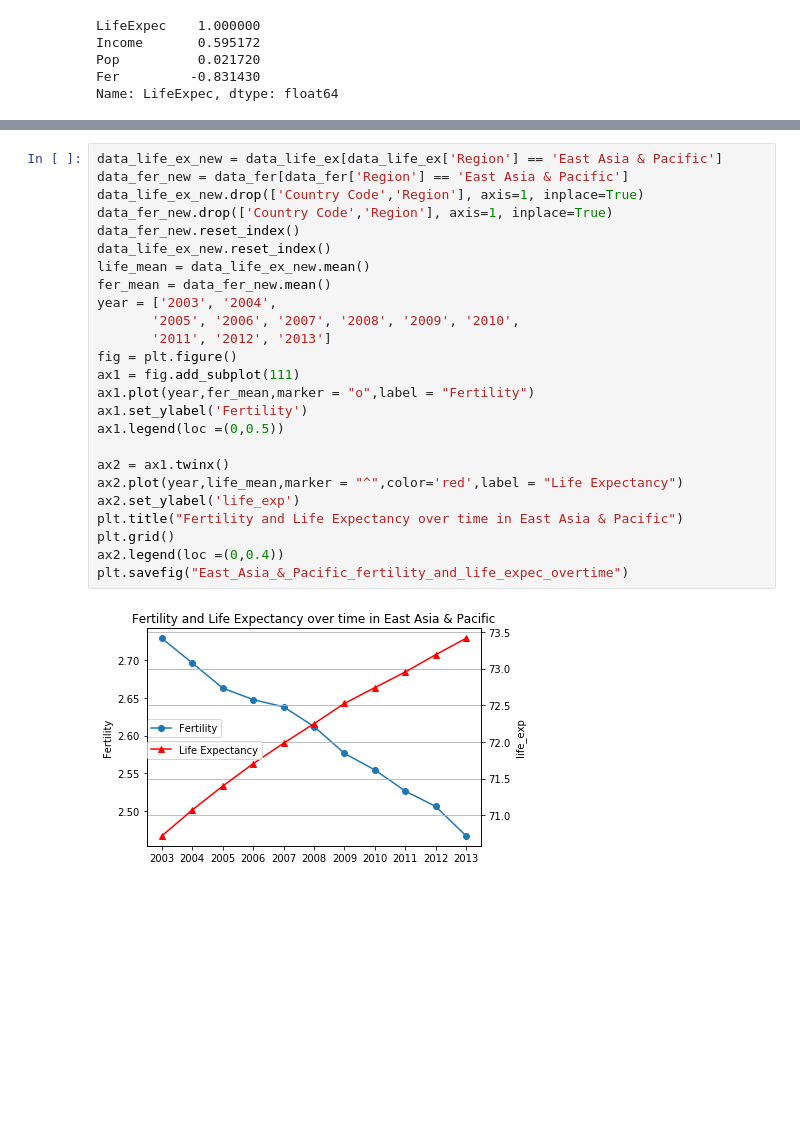
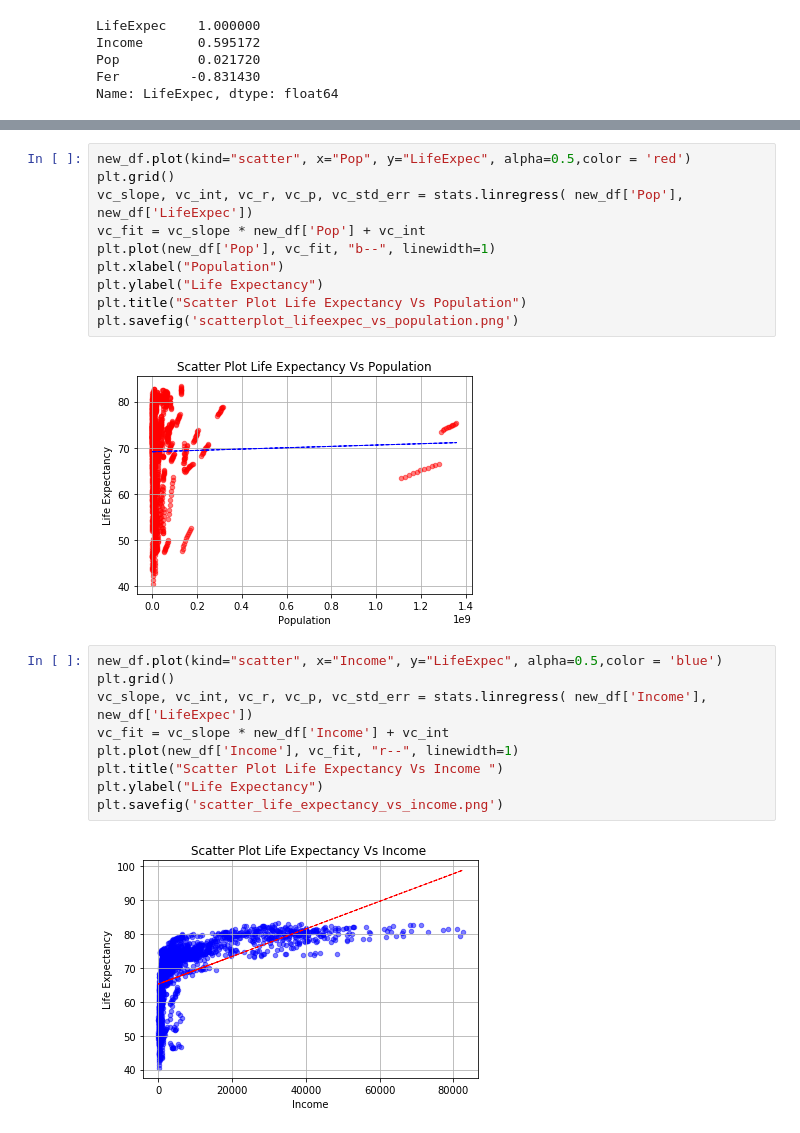
Before and after one commit to shilpiray/Project1, a Jupyter notebook: Project.ipynb, the cells around one changed output, grey strips where cells are left out. Cells and saved outputs as stored; diff of their text form; blank space fills up the shorter version.

```diff
--- a/Project.ipynb
+++ b/Project.ipynb
@@ -877,27 +458,23 @@ plt.savefig("East_Asia_&_Pacific_income_and_life_expec_overtime")
-# %%
-data_life_ex_new = data_life_ex[data_life_ex['Region'] == 'East Asia & Pacific']
-data_fer_new = data_fer[data_fer['Region'] == 'East Asia & Pacific']
-data_life_ex_new.drop(['Country Code','Region'], axis=1, inplace=True)
-data_fer_new.drop(['Country Code','Region'], axis=1, inplace=True)
-data_fer_new.reset_index()
-data_life_ex_new.reset_index()
-life_mean = data_life_ex_new.mean()
-fer_mean = data_fer_new.mean()
-year = ['2003', '2004',
-       '2005', '2006', '2007', '2008', '2009', '2010',
-       '2011', '2012', '2013']
-fig = plt.figure()
-ax1 = fig.add_subplot(111)
-ax1.plot(year,fer_mean,marker = "o",label = "Fertility")
-ax1.set_ylabel('Fertility')
-ax1.legend(loc =(0,0.5))
-
-ax2 = ax1.twinx()
-ax2.plot(year,life_mean,marker = "^",color='red',label = "Life Expectancy")
-ax2.set_ylabel('life_exp')
-plt.title("Fertility and Life Expectancy over time in East Asia & Pacific")
-plt.grid()
-ax2.legend(loc =(0,0.4))
-plt.savefig("East_Asia_&_Pacific_fertility_and_life_expec_overtime")
-# %% [output]
-[figure, removed]
+# %%
+new_df.plot(kind="scatter", x="Pop", y="LifeExpec", alpha=0.5,color = 'red')
+plt.grid()
+vc_slope, vc_int, vc_r, vc_p, vc_std_err = stats.linregress( new_df['Pop'], new_df['LifeExpec'])
+vc_fit = vc_slope * new_df['Pop'] + vc_int
+plt.plot(new_df['Pop'], vc_fit, "b--", linewidth=1)
+plt.xlabel("Population")
+plt.ylabel("Life Expectancy")
+plt.title("Scatter Plot Life Expectancy Vs Population")
+plt.savefig('scatterplot_lifeexpec_vs_population.png')
+# %% [output]
+[figure, added]
+# %%
+new_df.plot(kind="scatter", x="Income", y="LifeExpec", alpha=0.5,color = 'blue')
+plt.grid()
+vc_slope, vc_int, vc_r, vc_p, vc_std_err = stats.linregress( new_df['Income'], new_df['LifeExpec'])
+vc_fit = vc_slope * new_df['Income'] + vc_int
+plt.plot(new_df['Income'], vc_fit, "r--", linewidth=1)
+plt.title("Scatter Plot Life Expectancy Vs Income ")
+plt.ylabel("Life Expectancy")
+plt.savefig('scatter_life_expectancy_vs_income.png')
+# %% [output]
+[figure, added]
```
Also changed, not shown: parts of 36 cells of this notebook, 20 other files.
